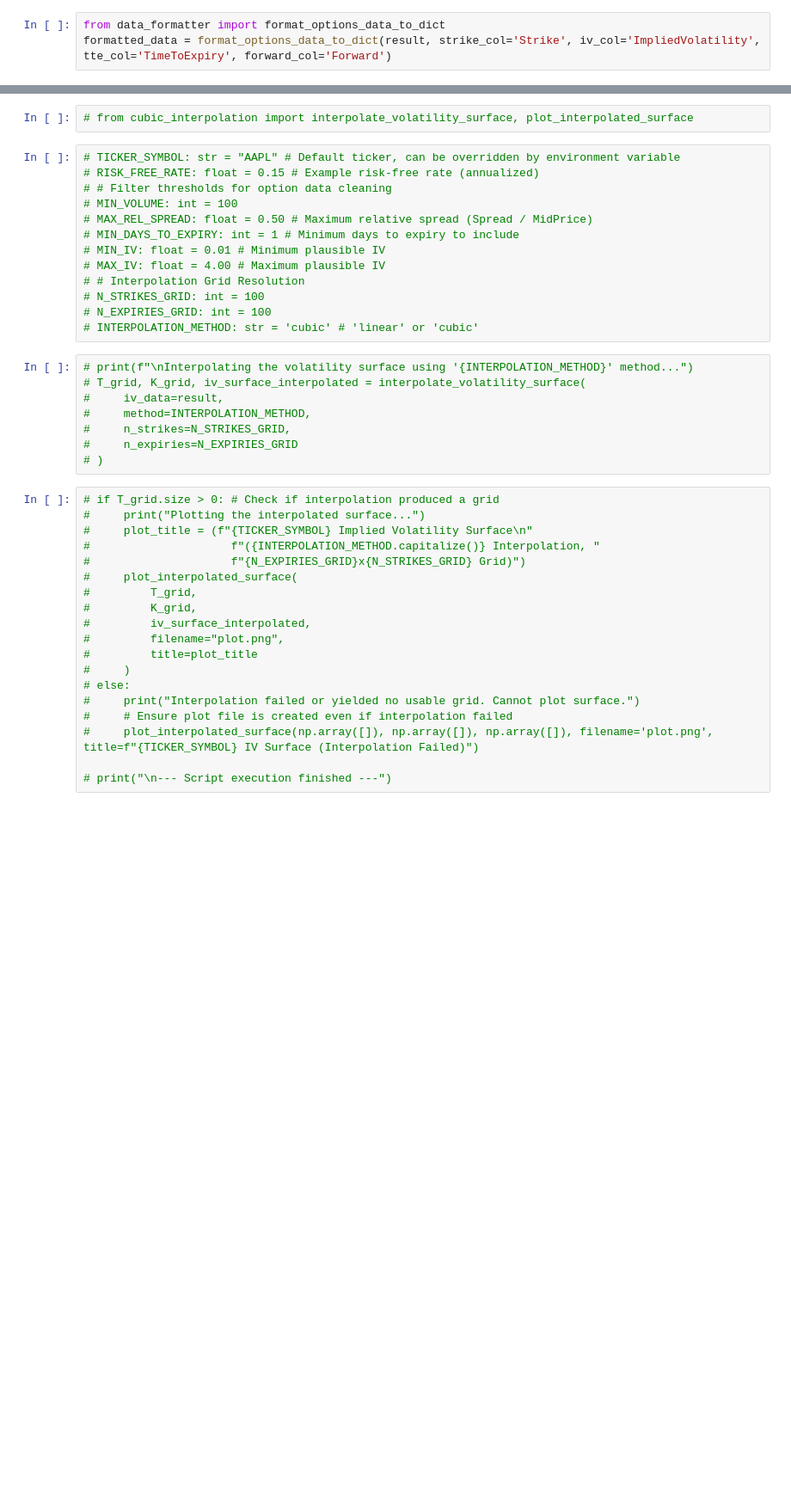
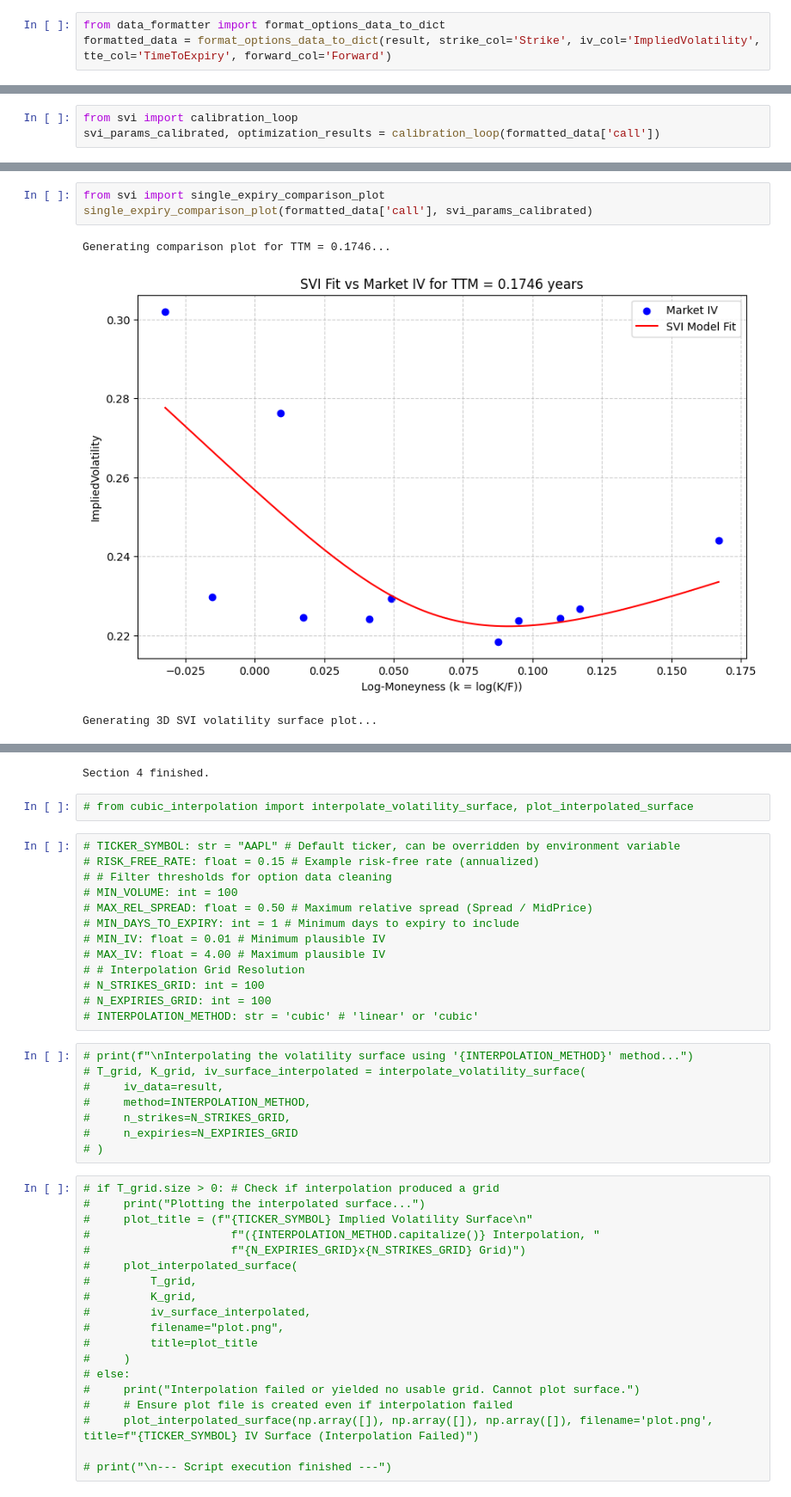
Before and after one commit to pedro-hun/medium_interpolation, a Jupyter notebook: vol_lib/scratch2.ipynb, the cells around one changed output, grey strips where cells are left out. Shown at 86% size. Saved outputs shown, nothing was run; the diff lists cells and outputs as text; blank space fills up the shorter version.

```diff
--- a/vol_lib/scratch2.ipynb
+++ b/vol_lib/scratch2.ipynb
@@ -119,0 +85,3 @@ print(strikes, market_iv)
+# %%
+from svi import calibration_loop
+svi_params_calibrated, optimization_results = calibration_loop(formatted_data['call'])
@@ -119,0 +102,7 @@ print(strikes, market_iv)
+# %%
+from svi import single_expiry_comparison_plot
+single_expiry_comparison_plot(formatted_data['call'], svi_params_calibrated)
+# %% [output]
+Generating comparison plot for TTM = 0.1746...
+[figure, added]
+Generating 3D SVI volatility surface plot...
@@ -120,3 +110,4 @@ print(strikes, market_iv)
+Section 4 finished.
 # %%
 # from cubic_interpolation import interpolate_volatility_surface, plot_interpolated_surface
 # %%
```
Also changed, not shown: parts of 8 cells of this notebook, 7 other files.
